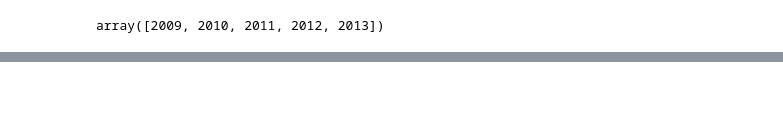
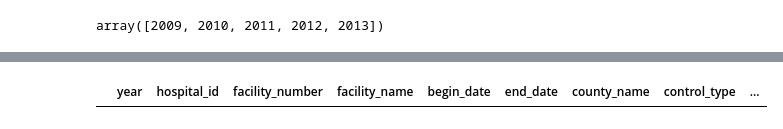
Before and after one commit to zsvorenova/ETL-project, a Jupyter notebook: CleanProfitability.ipynb, the cells around one changed output, grey strips where cells are left out. Cells and saved outputs as stored; diff of their text form; code cells hidden in the pictures; blank space fills up the shorter version.

```diff
--- a/CleanProfitability.ipynb
+++ b/CleanProfitability.ipynb
@@ -176,0 +222,4 @@ engine.table_names()
+# %%
+pd.read_sql_query('select * from profit', con=engine).head()
+# %% [output]
+|  | year | hospital_id | facility_number | facility_name | begin_date | end_date | county_name | control_type | ... |
```
Also changed, not shown: parts of 33 cells of this notebook, 5 other files.
